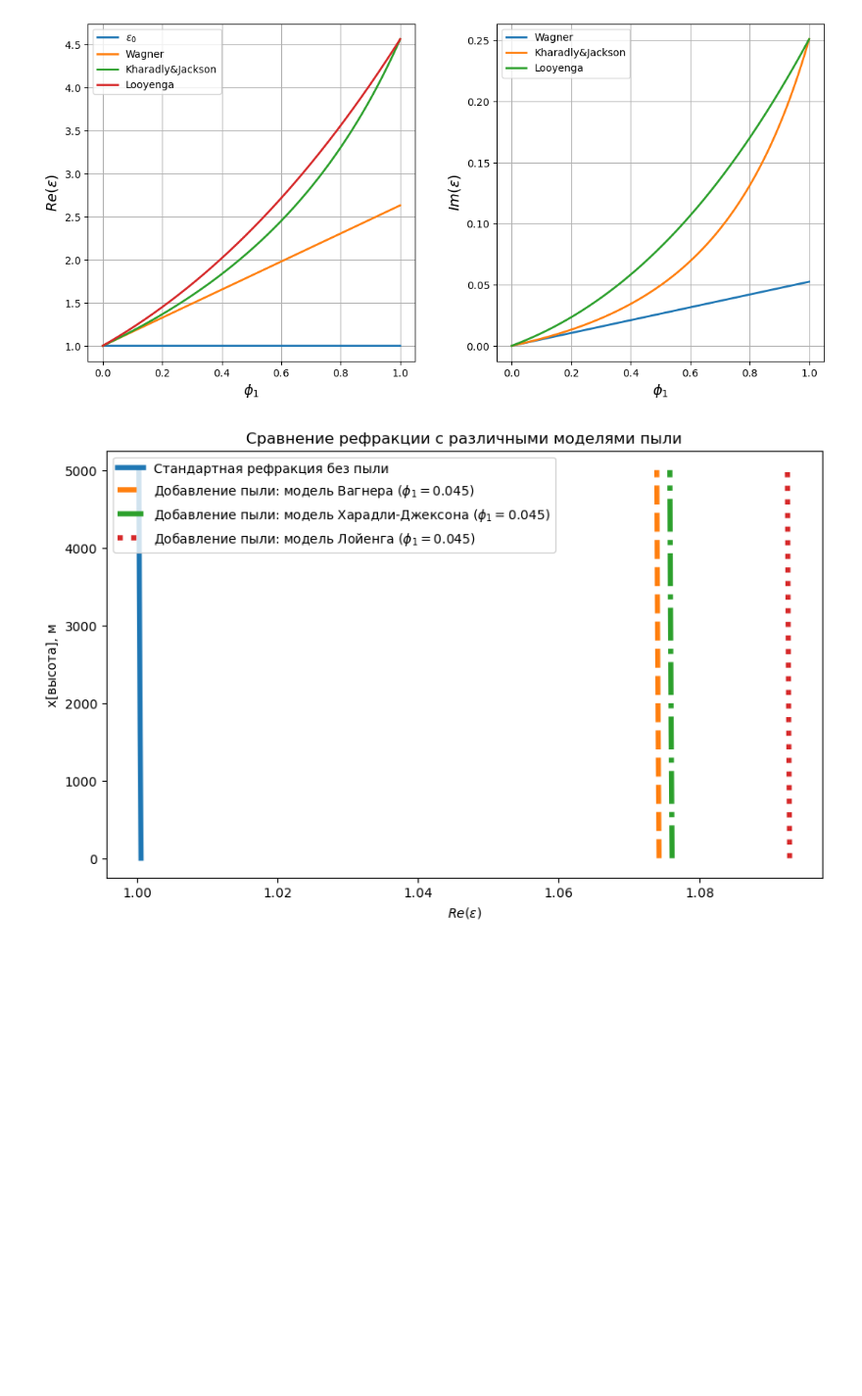
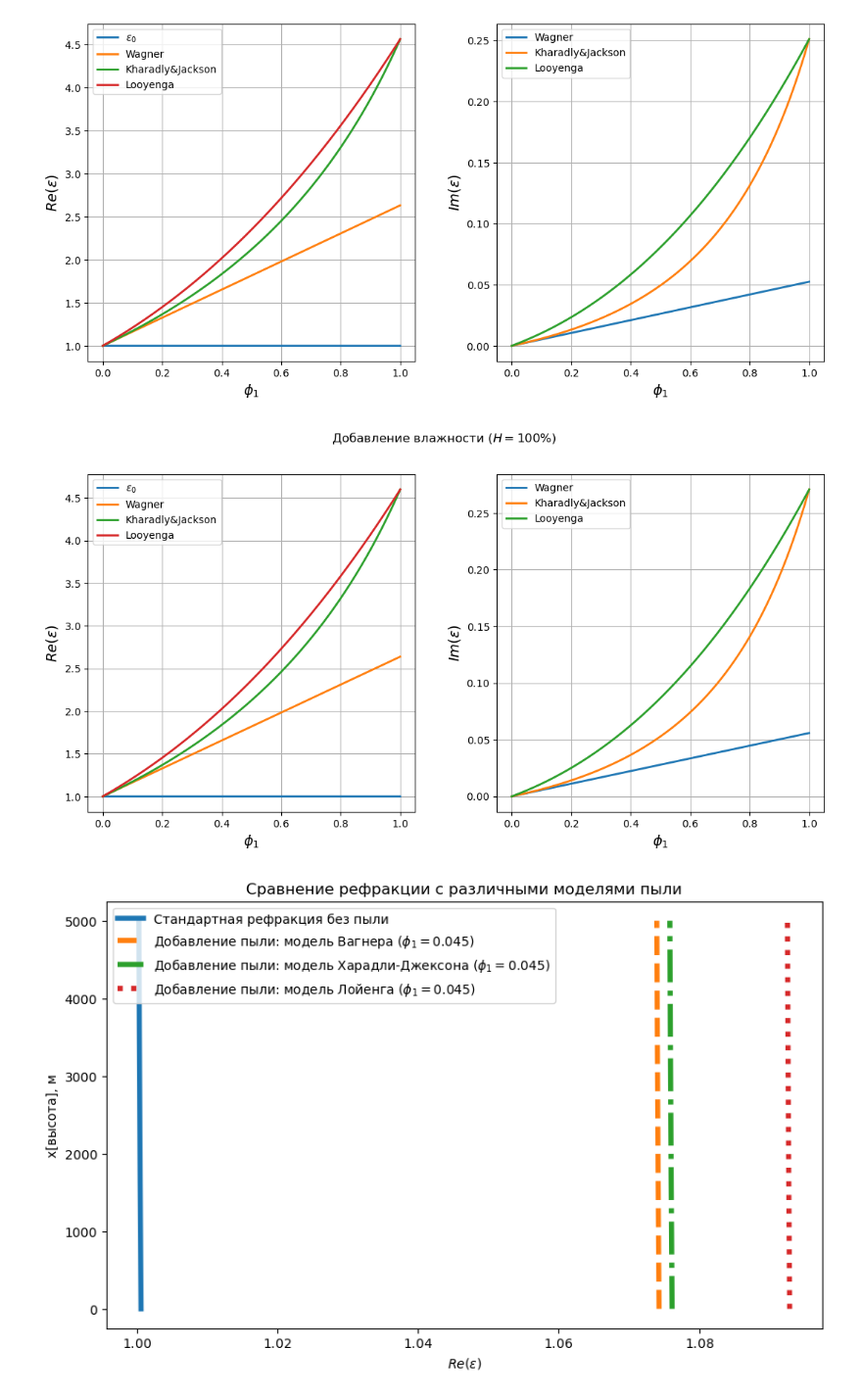
Before and after one commit to Margo-10/pe_radiowaves, a Jupyter notebook: pe_radiowaves.ipynb, the cells around one changed output. Shown at 98% size. Saved outputs shown, nothing was run; the diff lists cells and outputs as text; code cells hidden in the pictures; blank space fills up the shorter version.

```diff
--- a/pe_radiowaves.ipynb
+++ b/pe_radiowaves.ipynb
@@ -87,3 +98,47 @@ plt.show()
+# %%
+for i in range(H_max*coeff+1):
+    eps_l_real[i] = pow((phi_1_arr[i]*(pow(eps_1,1.0/3.0)-pow(eps_0[i],1.0/3.0)) + pow(eps_0[i],1.0/3.0)), 3)
+    eps_l_real[i] = eps_l_real[i].real
+# %%
+for i in range(H_max*coeff+1):
+    eps_w_complex[i]  = 3.0*eps_0[i]*phi_1_arr[i]*(eps_1-eps_0[i])/(eps_1+2.0*eps_0[i]) + eps_0[i]
+    eps_w_complex[i]  = eps_w_complex[i].imag
+# %%
+for i in range(H_max*coeff+1):
+    eps_kj_complex[i] = (2.0*eps_0[i]*phi_1_arr[i]*(eps_1-eps_0[i]) + eps_0[i]*eps_1 + 2*eps_0[i]*eps_0[i])/(eps_1+2*eps_0[i]-phi_1_arr[i]*(eps_1-eps_0[i]))
+    eps_kj_complex[i] = eps_kj_complex[i].imag
+# %%
+for i in range(H_max*coeff+1):
+    eps_l_complex[i] = pow((phi_1_arr[i]*(pow(eps_1,1.0/3.0)-pow(eps_0[i],1.0/3.0)) + pow(eps_0[i],1.0/3.0)), 3)
+    eps_l_complex[i] = eps_l_complex[i].imag
+# %%
+fig, axs = plt.subplots(1, 2, figsize=(13, 6), gridspec_kw={'wspace': 0.25} )
+fig.suptitle('Добавление влажности ($H = {} \% $)'.format(Humidity*100))
+
+axs[0].plot(phi_1_arr, eps_0, label='$ε_0$', linewidth='2')
+axs[0].plot(phi_1_arr, eps_w_real, label='Wagner', linewidth='2')
+axs[0].plot(phi_1_arr, eps_kj_real, label='Kharadly&Jackson', linewidth='2')
+axs[0].plot(phi_1_arr, eps_l_real, label='Looyenga', linewidth='2')
+axs[0].set_ylabel('$Re(ε)$', fontsize=14)
+axs[0].set_xlabel('$\phi_1$', fontsize=14) #, labelpad=18)
+# axs[0].set_title('Стандартная рефракция без пыли')
+axs[0].ticklabel_format(style='scientific', axis='Both', useMathText=True, useOffset=False)
+axs[0].grid(True)
+axs[0].legend()
+
+axs[1].plot(phi_1_arr, eps_w_complex, label='Wagner', linewidth='2')
+axs[1].plot(phi_1_arr, eps_kj_complex, label='Kharadly&Jackson', linewidth='2')
+axs[1].plot(phi_1_arr, eps_l_complex, label='Looyenga', linewidth='2')
+axs[1].set_xlabel('$\phi_1$', fontsize=14) #, labelpad=18)
+axs[1].set_ylabel('$Im(ε)$', fontsize=14)
+# axs[1].set_title()
+axs[1].ticklabel_format(style='scientific', axis='Both', useMathText=True, useOffset=False)
+axs[1].grid(True)
+axs[1].legend()
+
+plt.show()
+# %% [output]
+[figure, added]
 # %%
 plt.figure(figsize=(10, 6))
 
```
Also changed, not shown: parts of 3 cells of this notebook.
